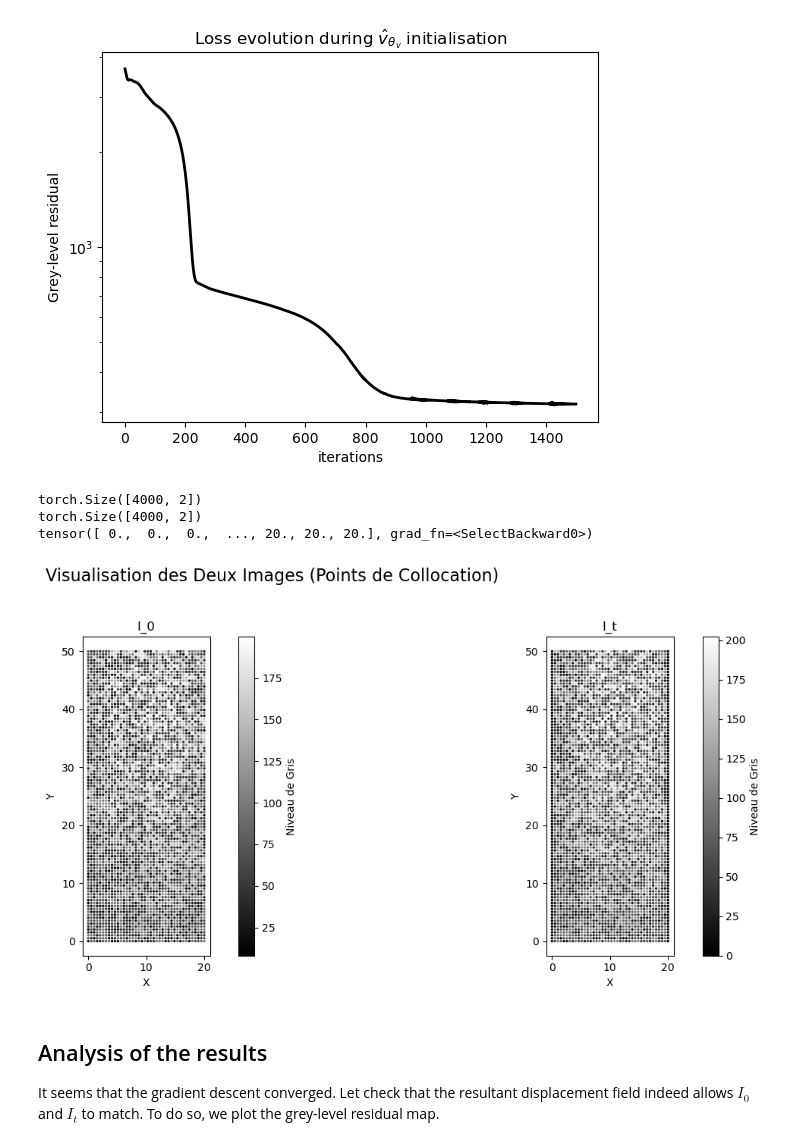
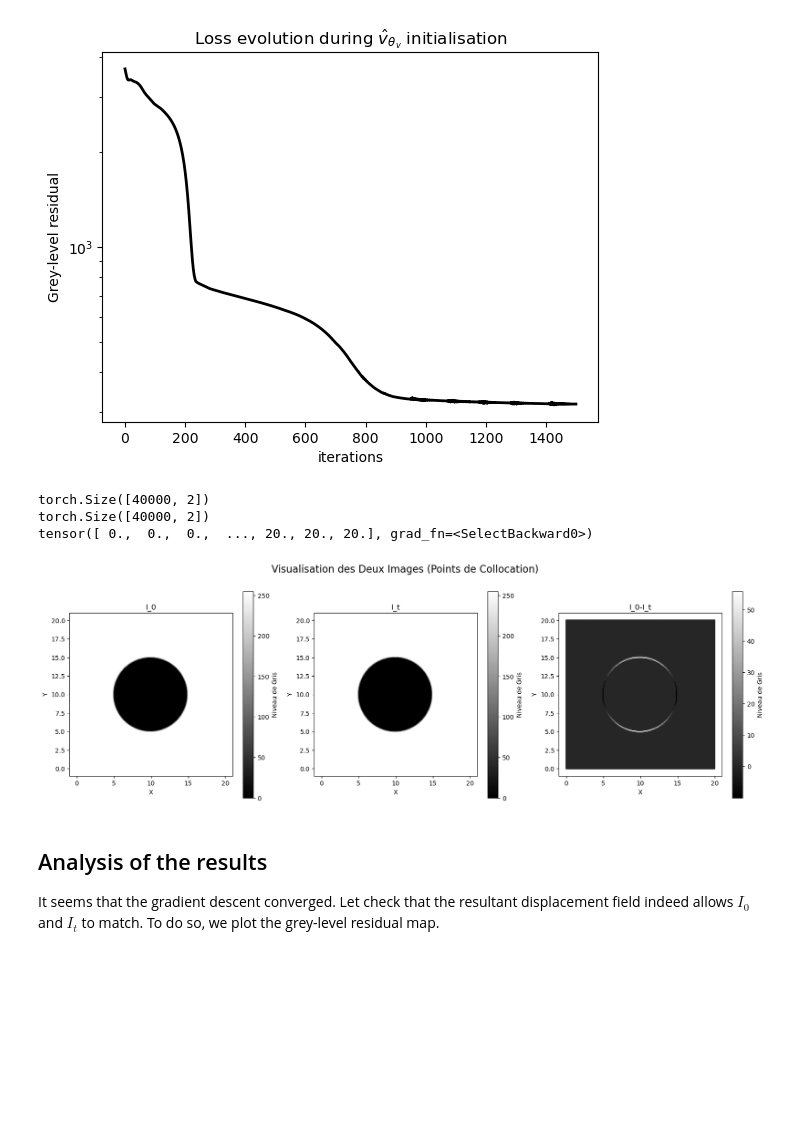
Before and after one commit to ElsaEhr/projet_PINN, a Jupyter notebook: main.ipynb, the cells around one changed output. Saved outputs shown, nothing was run; the diff lists cells and outputs as text; code cells hidden in the pictures; blank space fills up the shorter version.

```diff
--- a/main.ipynb
+++ b/main.ipynb
@@ -151,26 +153,25 @@ plt.show()
 We import the reference and deformed image. The reference image, $I_0$ is a real speckle which was deformed with the ground-truth displacement field to obtain the deformed image $I_t$.
 # %%
 ''' Generation of the image of reference '''
-I_0 = np.loadtxt('I_0.txt')
+I_0 = np.loadtxt('I_0_cas_test.txt')
 
 ''' Computation of the deformed image '''
-I_t = np.loadtxt('I_t.txt')
+I_t = np.loadtxt('I_t_cas_test.txt')
 
 ''' Display the two images and the grey-level residual '''
-fig, axs = plt.subplots(1,3,figsize = (15,5))
+fig, axs = plt.subplots(1,3,figsize = (25,15))
 
 h = axs[0].imshow(I_0, cmap='gray')
-plt.colorbar(h, ax=axs[0])
+plt.colorbar(h, ax=axs[0],shrink=0.3)
 axs[0].set_title(r'$I_0(x)$')
-axs[0].set_aspect(length/heigth)
+
 
 h = axs[1].imshow(I_t, cmap='gray')
-plt.colorbar(h, ax=axs[1])
+plt.colorbar(h, ax=axs[1],shrink=0.3)
 axs[1].set_title(r'$I_t(x)$')
-axs[1].set_aspect(length/heigth)
+
 
 h = axs[2].imshow(I_0 - I_t, cmap='RdBu')
-plt.colorbar(h, ax=axs[2])
+plt.colorbar(h, ax=axs[2],shrink=0.3)
 axs[2].set_title(r'$I_0(x)-I_t(x)$')
-axs[2].set_aspect(length/heigth)
 # %% [output]
@@ -292,7 +294,7 @@ print(gl0.shape)
 
 
 
-fig, axes = plt.subplots(1, 2, figsize=(14, 6))
+fig, axes = plt.subplots(1, 3, figsize=(20, 6))
 fig.suptitle('Visualisation des Deux Images (Points de Collocation)', fontsize=16)
 
 print(coloc_inputs.grid[:, 0])
@@ -304,37 +306,54 @@ scatter1 = ax1.scatter(
     coloc_inputs.grid[:, 1].detach().numpy(),
     c=gl0[:, 0].detach().numpy(),
     cmap='gray',
     s=2
     )
 ax1.set_title('I_0')
 ax1.set_xlabel('X')
 ax1.set_ylabel('Y')
 fig.colorbar(scatter1, ax=ax1, label='Niveau de Gris')
 ax1.set_aspect('equal', adjustable='box')
 
 # --- Image 2 (Colonne 1) ---
 ax2 = axes[1]
 scatter2 = ax2.scatter(
     coloc_inputs.grid[:, 0].detach().numpy(),
     coloc_inputs.grid[:, 1].detach().numpy(),
     c=gl0[:, 1].detach().numpy(),
     cmap='gray',
     s=2
     )
 ax2.set_title('I_t')
 ax2.set_xlabel('X')
 ax2.set_ylabel('Y')
 fig.colorbar(scatter2, ax=ax2, label='Niveau de Gris')
 ax2.set_aspect('equal', adjustable='box')
 
-plt.tight_layout(rect=[0, 0.03, 1, 0.95])
+
+
+# --- Image 3 (Colonne 3) ---
+ax3 = axes[2]
+scatter3 = ax3.scatter(
+    coloc_inputs.grid[:, 0].detach().numpy(),
+    coloc_inputs.grid[:, 1].detach().numpy(),
+    c=gl0[:, 0].detach().numpy()-gl0[:, 1].detach().numpy(),
+    cmap='gray',
+    s=2
+    )
+ax3.set_title('I_0-I_t')
+ax3.set_xlabel('X')
+ax3.set_ylabel('Y')
+fig.colorbar(scatter3, ax=ax3, label='Niveau de Gris')
+ax3.set_aspect('equal', adjustable='box')
+
+#plt.tight_layout(rect=[0, 0.03, 1, 0.95])
 plt.savefig('two_collocation_point_images.png')
 plt.show()
 # %% [output]
-torch.Size([4000, 2])
-torch.Size([4000, 2])
+torch.Size([40000, 2])
+torch.Size([40000, 2])
 tensor([ 0.,  0.,  0.,  ..., 20., 20., 20.], grad_fn=<SelectBackward0>)
-[figure, old version]
+[figure, new version]
 # %% [markdown]
 ## Analysis of the results
 It seems that the gradient descent converged. Let check that the resultant displacement field indeed allows $I_0$ and $I_t$ to match. To do so, we plot the grey-level residual map.
```
Also changed, not shown: parts of 7 cells of this notebook, 5 other files.
